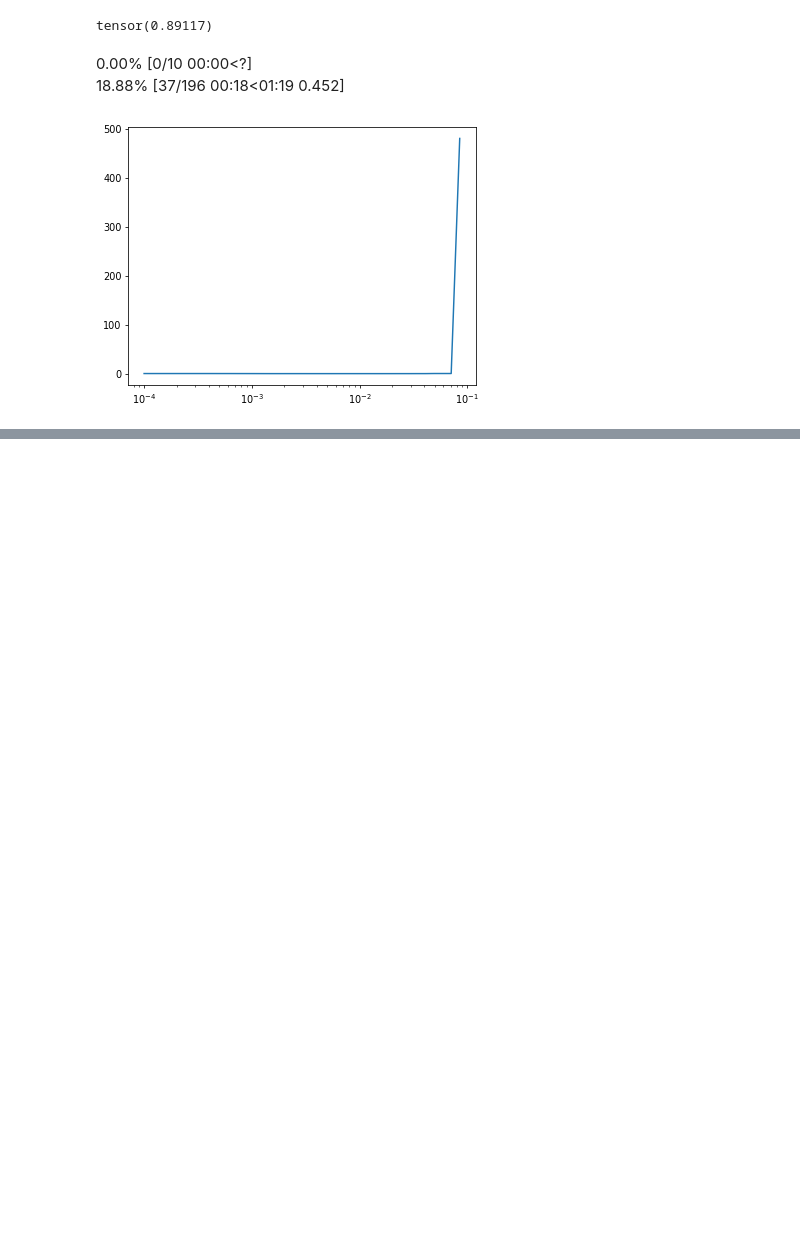
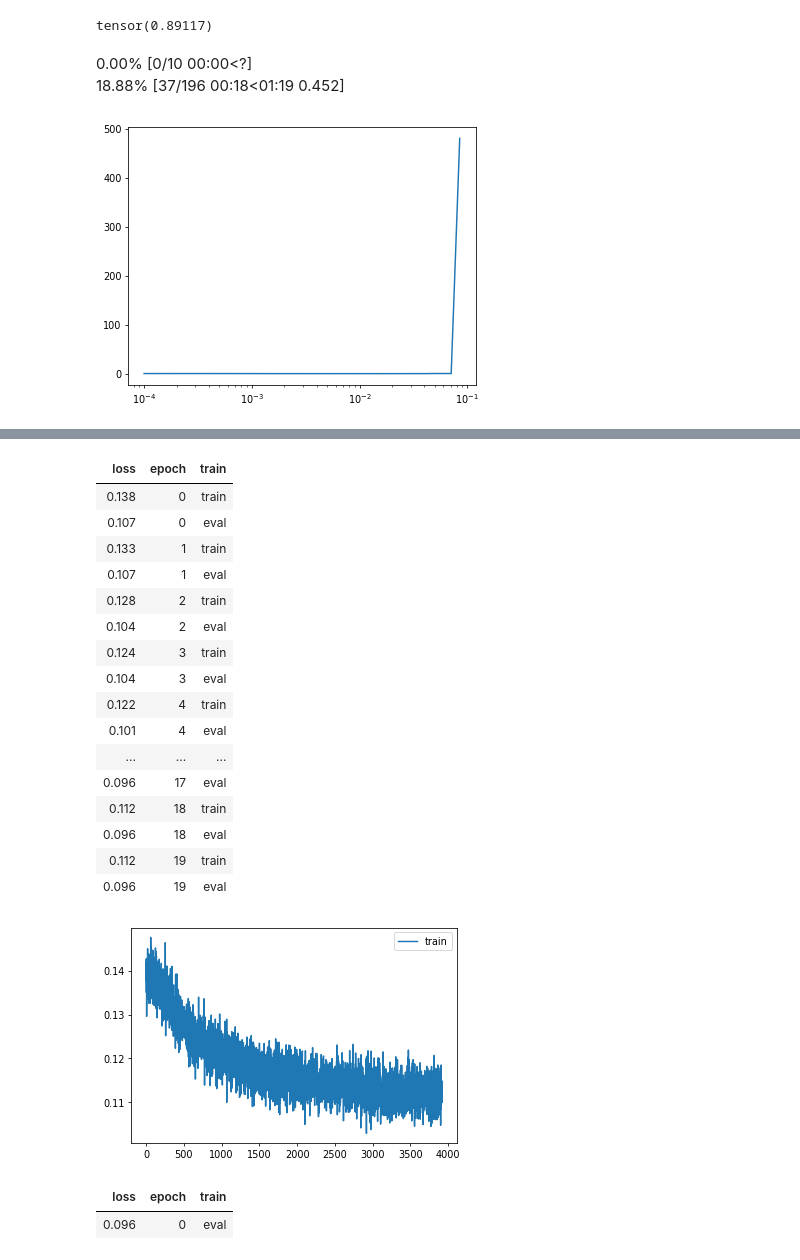
Before and after one commit to fromLittleAcorns/fastai-course-22p, a Jupyter notebook: nbs/25_Superresolution.ipynb, the cells around one changed output, grey strips where cells are left out. Cells and saved outputs as stored; diff of their text form; code cells hidden in the pictures; blank space fills up the shorter version.

```diff
--- a/nbs/25_Superresolution.ipynb
+++ b/nbs/25_Superresolution.ipynb
@@ -405,0 +484,28 @@ torch.save(learn.model, '/home/models/superres-perceptual.pkl')
+# %%
+epochs = 20
+lr = 3e-3
+tmax = epochs * len(dls.train)
+sched = partial(lr_scheduler.OneCycleLR, max_lr=lr, total_steps=tmax)
+xtra = [BatchSchedCB(sched)]
+learn = Learner(model, dls, comb_loss, lr=lr, cbs=cbs+xtra, opt_func=opt_func)
+# %%
+learn.fit(epochs)
+# %% [output]
+| loss | epoch | train |
+| 0.138 | 0 | train |
+| 0.107 | 0 | eval |
+| 0.133 | 1 | train |
+| 0.107 | 1 | eval |
+| 0.128 | 2 | train |
+| 0.104 | 2 | eval |
+| 0.124 | 3 | train |
+| 0.104 | 3 | eval |
+| 0.122 | 4 | train |
+| 0.101 | 4 | eval |
+| ... | ... | ... |
+| 0.096 | 17 | eval |
+| 0.112 | 18 | train |
+| 0.096 | 18 | eval |
+| 0.112 | 19 | train |
+| 0.096 | 19 | eval |
+[figure, added]
@@ -405,0 +514,5 @@ torch.save(learn.model, '/home/models/superres-perceptual.pkl')
+# %%
+p,t,inp = learn.capture_preds(inps=True)
+# %% [output]
+| loss | epoch | train |
+| 0.096 | 0 | eval |
```
Also changed, not shown: parts of 36 cells of this notebook, 3 other files.
